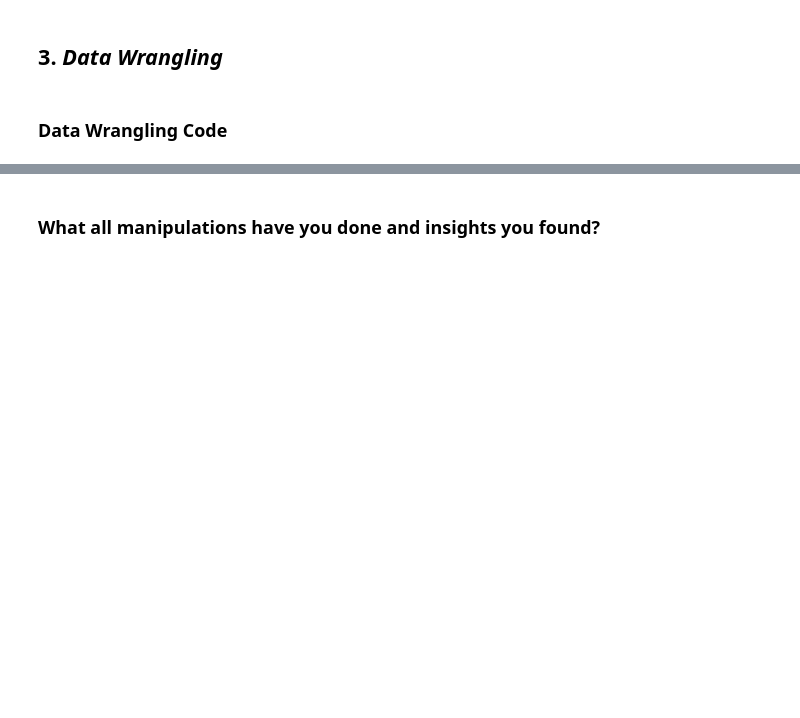
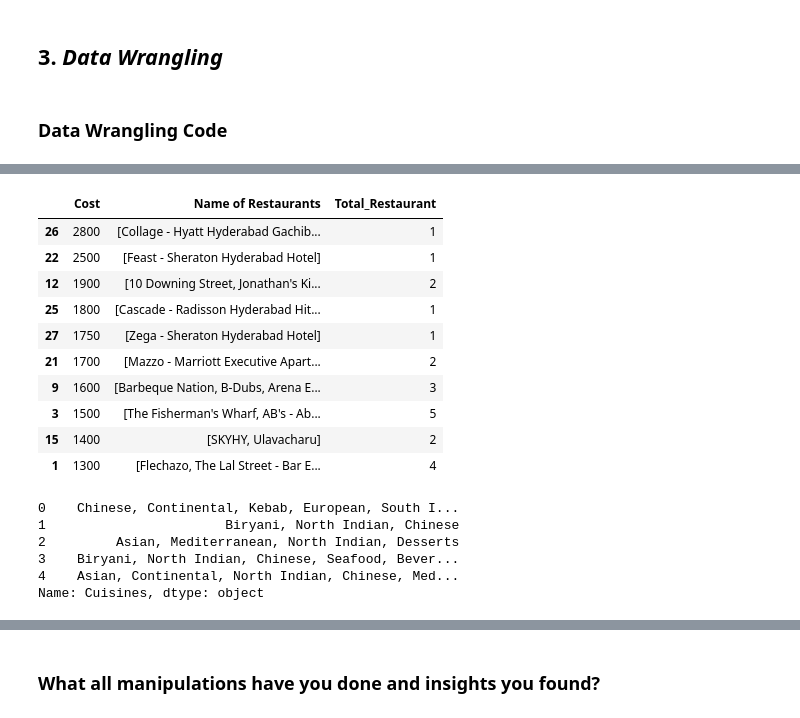
Before and after one commit to Aman811630/ML-Project--Zomato-Restaurant-Clustering-And-Sentiment-Analysis, a Jupyter notebook: Aman_Singh_Unsupervised_ML_project_Zomato_Restaurant_Clustering_And_Sentiment_Analysis_.ipynb, the cells around one changed output, grey strips where cells are left out. Saved outputs shown, nothing was run; the diff lists cells and outputs as text; code cells hidden in the pictures; blank space fills up the shorter version.

```diff
--- a/Aman_Singh_Unsupervised_ML_project_Zomato_Restaurant_Clustering_And_Sentiment_Analysis_.ipynb
+++ b/Aman_Singh_Unsupervised_ML_project_Zomato_Restaurant_Clustering_And_Sentiment_Analysis_.ipynb
@@ -422,0 +525,26 @@ Pictures : No. of pictures posted with review
+# %%
+#hotels which has max price
+same_price_hotel_df.sort_values('Cost', ascending = False)[:10]
+# %% [output]
+|  | Cost | Name of Restaurants | Total_Restaurant |
+| 26 | 2800 | [Collage - Hyatt Hyderabad Gachib... | 1 |
+| 22 | 2500 | [Feast - Sheraton Hyderabad Hotel] | 1 |
+| 12 | 1900 | [10 Downing Street, Jonathan's Ki... | 2 |
+| 25 | 1800 | [Cascade - Radisson Hyderabad Hit... | 1 |
+| 27 | 1750 | [Zega - Sheraton Hyderabad Hotel] | 1 |
+| 21 | 1700 | [Mazzo - Marriott Executive Apart... | 2 |
+| 9 | 1600 | [Barbeque Nation, B-Dubs, Arena E... | 3 |
+| 3 | 1500 | [The Fisherman's Wharf, AB's - Ab... | 5 |
+| 15 | 1400 | [SKYHY, Ulavacharu] | 2 |
+| 1 | 1300 | [Flechazo, The Lal Street - Bar E... | 4 |
+# %%
+hotel.Cuisines.head()
+
+# here we have to splilit the cuisines in the dic format and thn in list
+# %% [output]
+0    Chinese, Continental, Kebab, European, South I...
+1                       Biryani, North Indian, Chinese
+2         Asian, Mediterranean, North Indian, Desserts
+3    Biryani, North Indian, Chinese, Seafood, Bever...
+4    Asian, Continental, North Indian, Chinese, Med...
+Name: Cuisines, dtype: object
```
Also changed, not shown: parts of 44 cells of this notebook.
